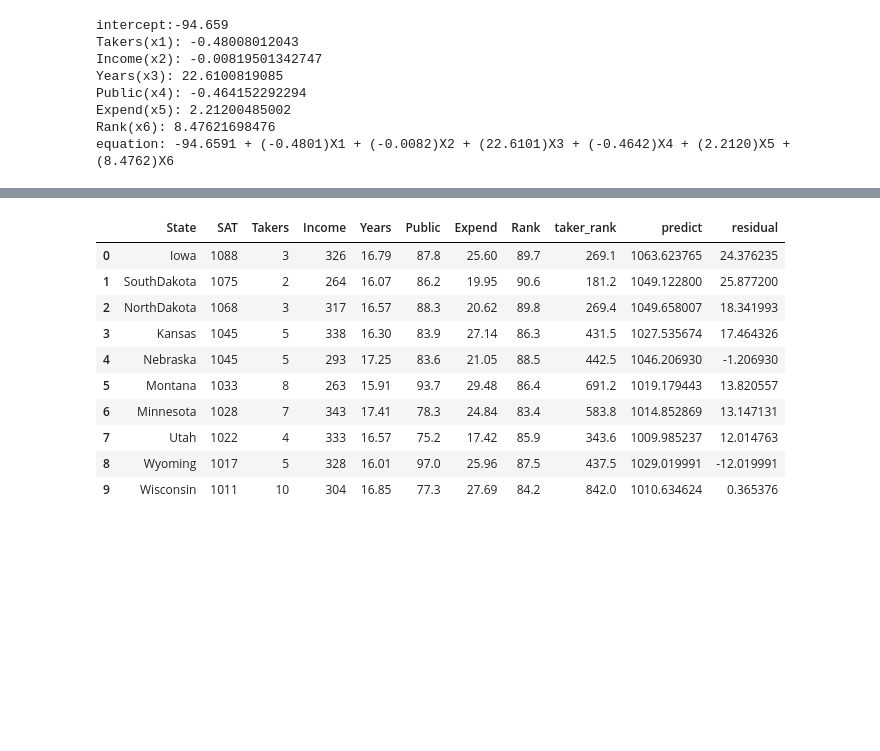
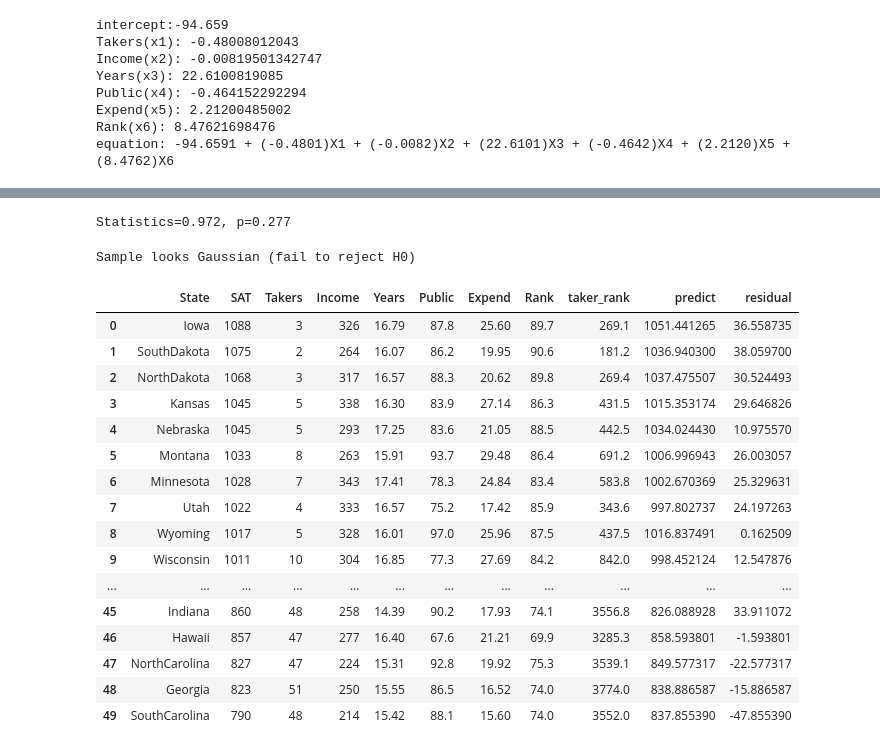
Before and after one commit to icerealm/SAT, a Jupyter notebook: SAT.ipynb, the cells around one changed output, grey strips where cells are left out. Saved outputs shown, nothing was run; the diff lists cells and outputs as text; code cells hidden in the pictures; blank space fills up the shorter version.

Commit message:
add residual

```diff
--- a/SAT.ipynb
+++ b/SAT.ipynb
@@ -463,3 +467,8 @@ strong multicollinearity or other numerical problems.
 # %%
 def y_predict(row):
-    return 12.1825 + 8.1458 * row['Takers'] + 16.6565 * row['Years'] + 2.2231 * row['Expend'] + 8.0703 * row['Rank'] + (-0.1244 * row['taker_rank'])
+    #since const is not significant so drop it.
+    return 8.1458 * row['Takers'] + 16.6565 * row['Years'] + 2.2231 * row['Expend'] + 8.0703 * row['Rank'] + (-0.1244 * row['taker_rank'])
+# %%
+# df['predict'] = df.apply (lambda row: y_predict (row),axis=1)
+df['predict'] = predictions
+df['residual'] = np.subtract(df['SAT'], df['predict'])
@@ -466,17 +495,33 @@ def y_predict(row):
+# %%
+## using Shapiro-Wilk Test
+stat, p = shapiro(residual)
+print('Statistics=%.3f, p=%.3f' % (stat, p))
+# %% [output]
+Statistics=0.972, p=0.277
+# %%
+interpret(0.05, p)
+# %% [output]
+Sample looks Gaussian (fail to reject H0)
 # %%
 df['predict'] = df.apply (lambda row: y_predict (row),axis=1)
 df['residual'] = np.subtract(df['SAT'], df['predict'])
 # %%
-df.head(10)
+df
 # %% [output]
 |  | State | SAT | Takers | Income | Years | Public | Expend | Rank | taker_rank | predict | residual |
-| 0 | Iowa | 1088 | 3 | 326 | 16.79 | 87.8 | 25.60 | 89.7 | 269.1 | 1063.623765 | 24.376235 |
-| 1 | SouthDakota | 1075 | 2 | 264 | 16.07 | 86.2 | 19.95 | 90.6 | 181.2 | 1049.122800 | 25.877200 |
-| 2 | NorthDakota | 1068 | 3 | 317 | 16.57 | 88.3 | 20.62 | 89.8 | 269.4 | 1049.658007 | 18.341993 |
-| 3 | Kansas | 1045 | 5 | 338 | 16.30 | 83.9 | 27.14 | 86.3 | 431.5 | 1027.535674 | 17.464326 |
-| 4 | Nebraska | 1045 | 5 | 293 | 17.25 | 83.6 | 21.05 | 88.5 | 442.5 | 1046.206930 | -1.206930 |
-| 5 | Montana | 1033 | 8 | 263 | 15.91 | 93.7 | 29.48 | 86.4 | 691.2 | 1019.179443 | 13.820557 |
-| 6 | Minnesota | 1028 | 7 | 343 | 17.41 | 78.3 | 24.84 | 83.4 | 583.8 | 1014.852869 | 13.147131 |
-| 7 | Utah | 1022 | 4 | 333 | 16.57 | 75.2 | 17.42 | 85.9 | 343.6 | 1009.985237 | 12.014763 |
-| 8 | Wyoming | 1017 | 5 | 328 | 16.01 | 97.0 | 25.96 | 87.5 | 437.5 | 1029.019991 | -12.019991 |
-| 9 | Wisconsin | 1011 | 10 | 304 | 16.85 | 77.3 | 27.69 | 84.2 | 842.0 | 1010.634624 | 0.365376 |
+| 0 | Iowa | 1088 | 3 | 326 | 16.79 | 87.8 | 25.60 | 89.7 | 269.1 | 1051.441265 | 36.558735 |
+| 1 | SouthDakota | 1075 | 2 | 264 | 16.07 | 86.2 | 19.95 | 90.6 | 181.2 | 1036.940300 | 38.059700 |
+| 2 | NorthDakota | 1068 | 3 | 317 | 16.57 | 88.3 | 20.62 | 89.8 | 269.4 | 1037.475507 | 30.524493 |
+| 3 | Kansas | 1045 | 5 | 338 | 16.30 | 83.9 | 27.14 | 86.3 | 431.5 | 1015.353174 | 29.646826 |
+| 4 | Nebraska | 1045 | 5 | 293 | 17.25 | 83.6 | 21.05 | 88.5 | 442.5 | 1034.024430 | 10.975570 |
+| 5 | Montana | 1033 | 8 | 263 | 15.91 | 93.7 | 29.48 | 86.4 | 691.2 | 1006.996943 | 26.003057 |
+| 6 | Minnesota | 1028 | 7 | 343 | 17.41 | 78.3 | 24.84 | 83.4 | 583.8 | 1002.670369 | 25.329631 |
+| 7 | Utah | 1022 | 4 | 333 | 16.57 | 75.2 | 17.42 | 85.9 | 343.6 | 997.802737 | 24.197263 |
+| 8 | Wyoming | 1017 | 5 | 328 | 16.01 | 97.0 | 25.96 | 87.5 | 437.5 | 1016.837491 | 0.162509 |
+| 9 | Wisconsin | 1011 | 10 | 304 | 16.85 | 77.3 | 27.69 | 84.2 | 842.0 | 998.452124 | 12.547876 |
+| ... | ... | ... | ... | ... | ... | ... | ... | ... | ... | ... | ... |
+| 45 | Indiana | 860 | 48 | 258 | 14.39 | 90.2 | 17.93 | 74.1 | 3556.8 | 826.088928 | 33.911072 |
+| 46 | Hawaii | 857 | 47 | 277 | 16.40 | 67.6 | 21.21 | 69.9 | 3285.3 | 858.593801 | -1.593801 |
+| 47 | NorthCarolina | 827 | 47 | 224 | 15.31 | 92.8 | 19.92 | 75.3 | 3539.1 | 849.577317 | -22.577317 |
+| 48 | Georgia | 823 | 51 | 250 | 15.55 | 86.5 | 16.52 | 74.0 | 3774.0 | 838.886587 | -15.886587 |
+| 49 | SouthCarolina | 790 | 48 | 214 | 15.42 | 88.1 | 15.60 | 74.0 | 3552.0 | 837.855390 | -47.855390 |
```
Also changed, not shown: parts of 7 cells of this notebook.
